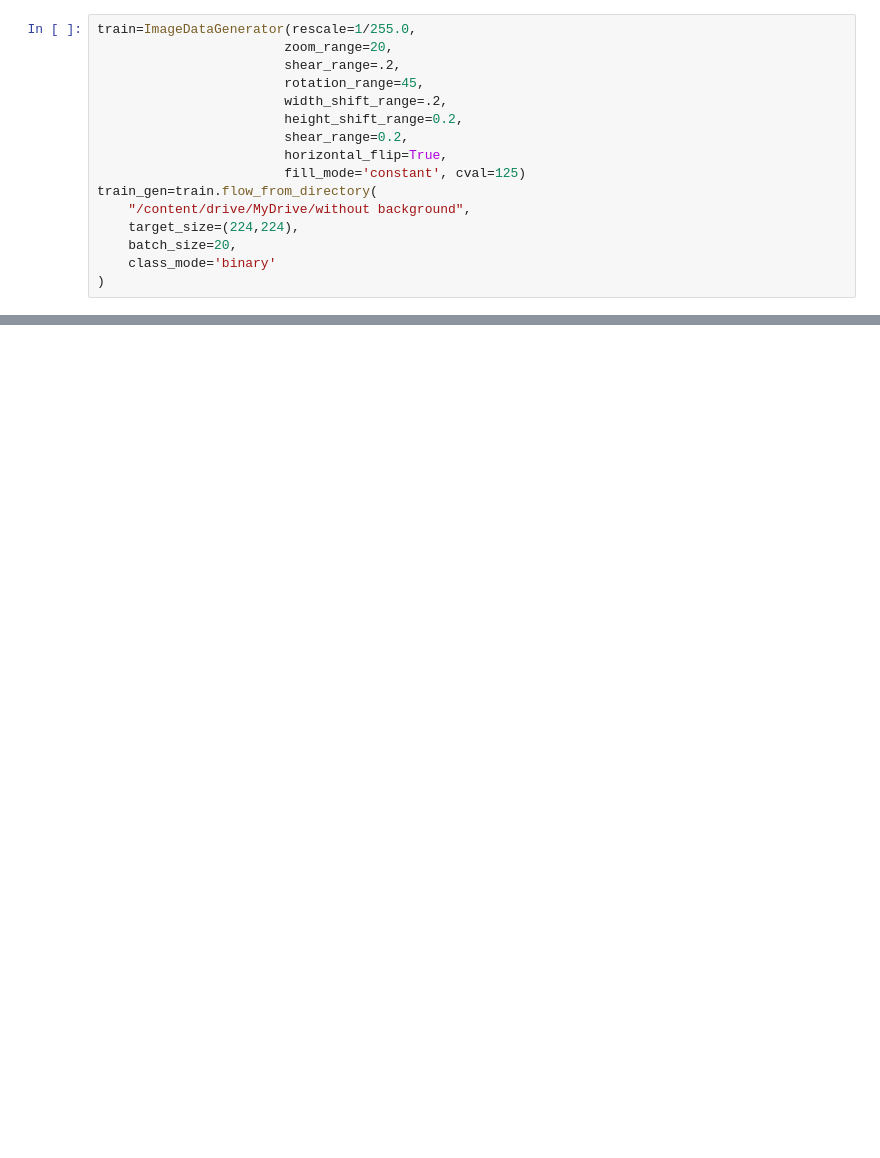
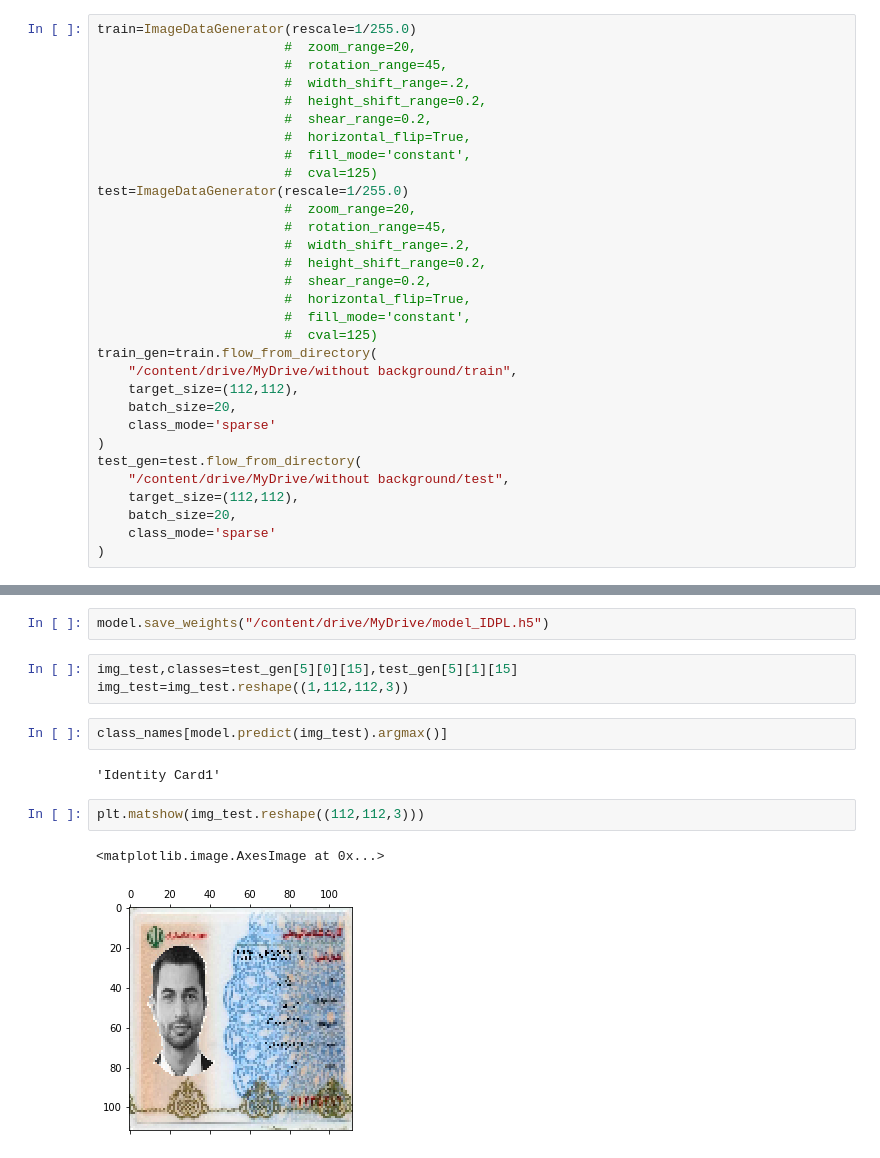
Before and after one commit to Aminfaraji/dataset_images_IDPL, a Jupyter notebook: classification_IDPL.ipynb, the cells around one changed output, grey strips where cells are left out. Drawn from its saved outputs; the diff is of its cells as text; blank space fills up the shorter version.

```diff
--- a/classification_IDPL.ipynb
+++ b/classification_IDPL.ipynb
@@ -27,17 +15,32 @@ import matplotlib.pyplot as plt
 # %%
-train=ImageDataGenerator(rescale=1/255.0,
-                        zoom_range=20,
-                        shear_range=.2,
-                        rotation_range=45,
-                        width_shift_range=.2,
-                        height_shift_range=0.2,
-                        shear_range=0.2,
-                        horizontal_flip=True,
-                        fill_mode='constant', cval=125)
+train=ImageDataGenerator(rescale=1/255.0)
+                        #  zoom_range=20,
+                        #  rotation_range=45,
+                        #  width_shift_range=.2,
+                        #  height_shift_range=0.2,
+                        #  shear_range=0.2,
+                        #  horizontal_flip=True,
+                        #  fill_mode='constant',
+                        #  cval=125)
+test=ImageDataGenerator(rescale=1/255.0)
+                        #  zoom_range=20,
+                        #  rotation_range=45,
+                        #  width_shift_range=.2,
+                        #  height_shift_range=0.2,
+                        #  shear_range=0.2,
+                        #  horizontal_flip=True,
+                        #  fill_mode='constant',
+                        #  cval=125)
 train_gen=train.flow_from_directory(
-    "/content/drive/MyDrive/without background",
-    target_size=(224,224),
+    "/content/drive/MyDrive/without background/train",
+    target_size=(112,112),
     batch_size=20,
-    class_mode='binary'
+    class_mode='sparse'
 )
+test_gen=test.flow_from_directory(
+    "/content/drive/MyDrive/without background/test",
+    target_size=(112,112),
+    batch_size=20,
+    class_mode='sparse'
+)
 # %% [output]
@@ -100,0 +140,14 @@ Not_file
+# %%
+model.save_weights("/content/drive/MyDrive/model_IDPL.h5")
+# %%
+img_test,classes=test_gen[5][0][15],test_gen[5][1][15]
+img_test=img_test.reshape((1,112,112,3))
+# %%
+class_names[model.predict(img_test).argmax()]
+# %% [output]
+'Identity Card1'
+# %%
+plt.matshow(img_test.reshape((112,112,3)))
+# %% [output]
+<matplotlib.image.AxesImage at 0x...>
+[figure, added]
```
Also changed, not shown: parts of 13 cells of this notebook.
